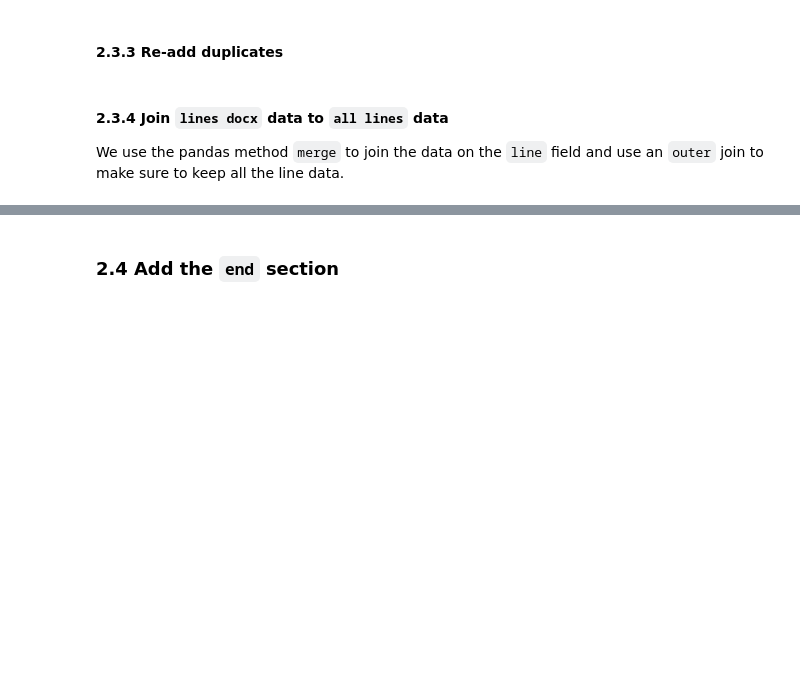
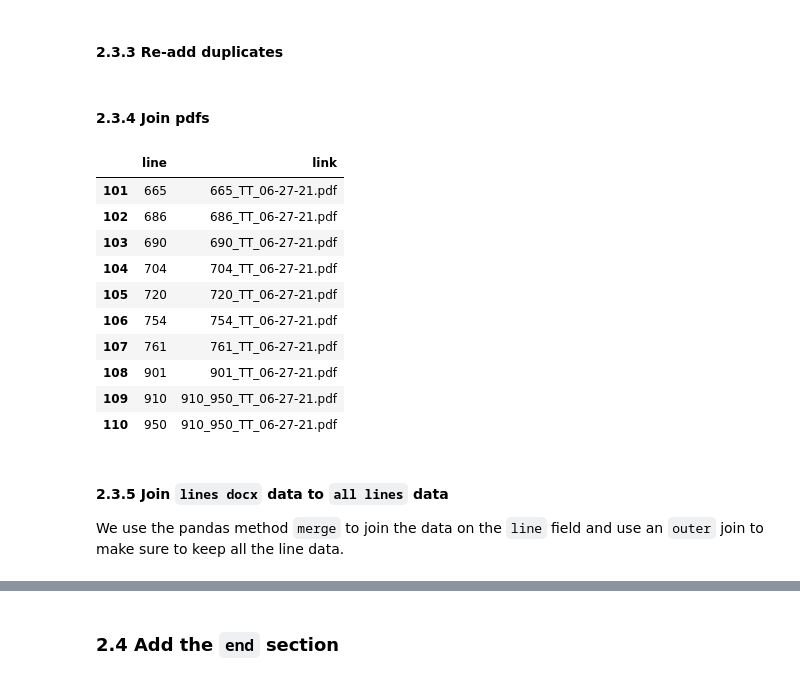
Before and after one commit to LACMTA/mybus-data, a Jupyter notebook: take_all_converter.ipynb, the cells around one changed output, grey strips where cells are left out. Cells and saved outputs as stored; diff of their text form; code cells hidden in the pictures; blank space fills up the shorter version.

Commit message:
feat: added support for `pdfs` in folder

```diff
--- a/take_all_converter.ipynb
+++ b/take_all_converter.ipynb
@@ -222,8 +161,46 @@ dupes['line'] = dupes['line'].str.split('/')
 dupes = dupes.explode('line')
 
 lines_takeone_df = lines_takeone_df.append(dupes)
+# %% [markdown]
+#### 2.3.4 Join pdfs
+# %%
+# import shutil
+import os
+
+#define the folders to look through
+folders = os.listdir("./data/schedules")
+
+#set an array for the file types
+pdfs_list = []
+
+#create a list of file types
+for root, dirs, files in os.walk("./data/schedules"):
+    for filename in files:
+        lines = filename.split("_TT")[0].split("_")
+        for line in lines:
+            this_schedule = {}
+            this_schedule['line'] = line.lstrip("0")
+            this_schedule['link'] = filename
+            pdfs_list.append(this_schedule)
+            # print(line)
+# print(pdfs_list)
+
+schedule_df = pd.DataFrame(pdfs_list)
+schedule_df.tail(10)
+# %% [output]
+|  | line | link |
+| 101 | 665 | 665_TT_06-27-21.pdf |
+| 102 | 686 | 686_TT_06-27-21.pdf |
+| 103 | 690 | 690_TT_06-27-21.pdf |
+| 104 | 704 | 704_TT_06-27-21.pdf |
+| 105 | 720 | 720_TT_06-27-21.pdf |
+| 106 | 754 | 754_TT_06-27-21.pdf |
+| 107 | 761 | 761_TT_06-27-21.pdf |
+| 108 | 901 | 901_TT_06-27-21.pdf |
+| 109 | 910 | 910_950_TT_06-27-21.pdf |
+| 110 | 950 | 910_950_TT_06-27-21.pdf |
 # %% [markdown]
-#### 2.3.4 Join `lines docx` data to `all lines` data
+#### 2.3.5 Join `lines docx` data to `all lines` data
 
 We use the pandas method `merge` to join the data on the `line` field and use an `outer` join to make sure to keep all the line data.
 # %%
```
Also changed, not shown: parts of 13 cells of this notebook.
